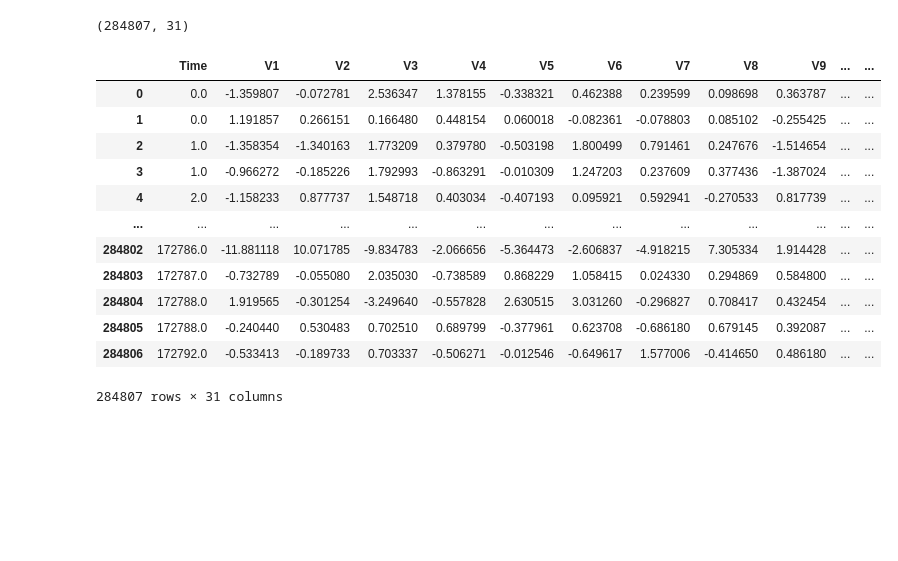
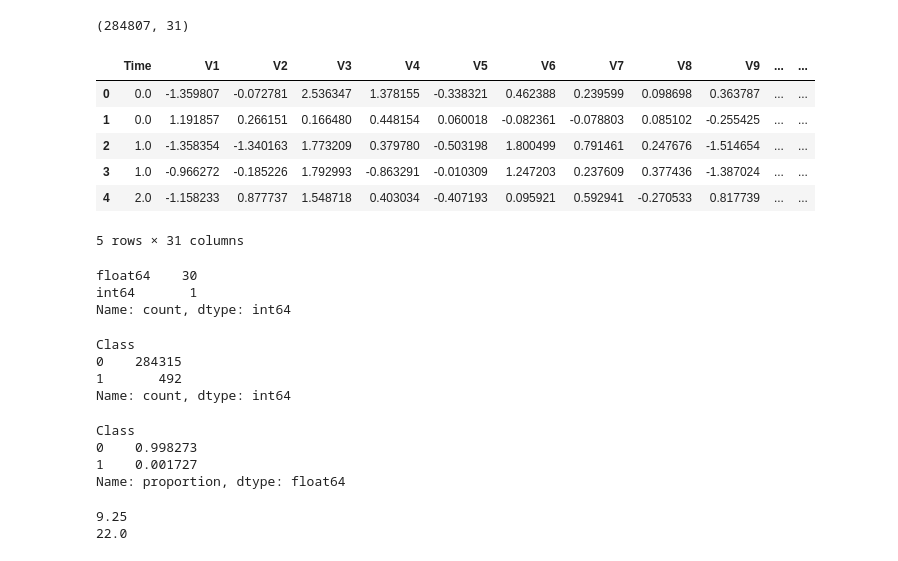
Before and after one commit to rriizz2k/fraud-detection-autoencoder, a Jupyter notebook: notebooks/01_eda.ipynb, the cells around one changed output. Cells and saved outputs as stored; diff of their text form; code cells hidden in the pictures; blank space fills up the shorter version.

```diff
--- a/notebooks/01_eda.ipynb
+++ b/notebooks/01_eda.ipynb
@@ -11,18 +11,42 @@ df.shape          # (284807, 31)
 # %% [output]
 (284807, 31)
 # %%
-df
+df.head()
 # %% [output]
 |  | Time | V1 | V2 | V3 | V4 | V5 | V6 | V7 | V8 | V9 | ... | ... |
 | 0 | 0.0 | -1.359807 | -0.072781 | 2.536347 | 1.378155 | -0.338321 | 0.462388 | 0.239599 | 0.098698 | 0.363787 | ... | ... |
 | 1 | 0.0 | 1.191857 | 0.266151 | 0.166480 | 0.448154 | 0.060018 | -0.082361 | -0.078803 | 0.085102 | -0.255425 | ... | ... |
 | 2 | 1.0 | -1.358354 | -1.340163 | 1.773209 | 0.379780 | -0.503198 | 1.800499 | 0.791461 | 0.247676 | -1.514654 | ... | ... |
 | 3 | 1.0 | -0.966272 | -0.185226 | 1.792993 | -0.863291 | -0.010309 | 1.247203 | 0.237609 | 0.377436 | -1.387024 | ... | ... |
 | 4 | 2.0 | -1.158233 | 0.877737 | 1.548718 | 0.403034 | -0.407193 | 0.095921 | 0.592941 | -0.270533 | 0.817739 | ... | ... |
-| ... | ... | ... | ... | ... | ... | ... | ... | ... | ... | ... | ... | ... |
-| 284802 | 172786.0 | -11.881118 | 10.071785 | -9.834783 | -2.066656 | -5.364473 | -2.606837 | -4.918215 | 7.305334 | 1.914428 | ... | ... |
-| 284803 | 172787.0 | -0.732789 | -0.055080 | 2.035030 | -0.738589 | 0.868229 | 1.058415 | 0.024330 | 0.294869 | 0.584800 | ... | ... |
-| 284804 | 172788.0 | 1.919565 | -0.301254 | -3.249640 | -0.557828 | 2.630515 | 3.031260 | -0.296827 | 0.708417 | 0.432454 | ... | ... |
-| 284805 | 172788.0 | -0.240440 | 0.530483 | 0.702510 | 0.689799 | -0.377961 | 0.623708 | -0.686180 | 0.679145 | 0.392087 | ... | ... |
-| 284806 | 172792.0 | -0.533413 | -0.189733 | 0.703337 | -0.506271 | -0.012546 | -0.649617 | 1.577006 | -0.414650 | 0.486180 | ... | ... |
-284807 rows × 31 columns
+5 rows × 31 columns
+# %%
+df.isna().sum().sum()
+df.dtypes.value_counts()
+# %% [output]
+float64    30
+int64       1
+Name: count, dtype: int64
+# %%
+df['Class'].value_counts()
+# %% [output]
+Class
+0    284315
+1       492
+Name: count, dtype: int64
+# %%
+df['Class'].value_counts(normalize=True)
+# %% [output]
+Class
+0    0.998273
+1    0.001727
+Name: proportion, dtype: float64
+# %%
+class1 = float(df[df['Class'] == 1]['Amount'].median())
+class2 = float(df[df['Class'] == 0]['Amount'].median())
+
+print(class1)
+print(class2)
+# %% [output]
+9.25
+22.0
```
Also changed, not shown: parts of 5 cells of this notebook.
